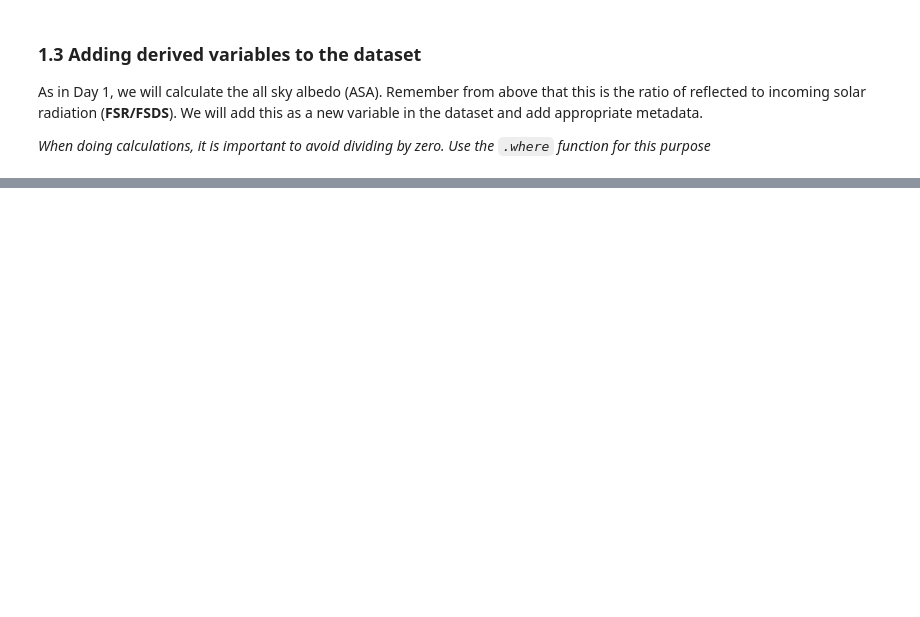
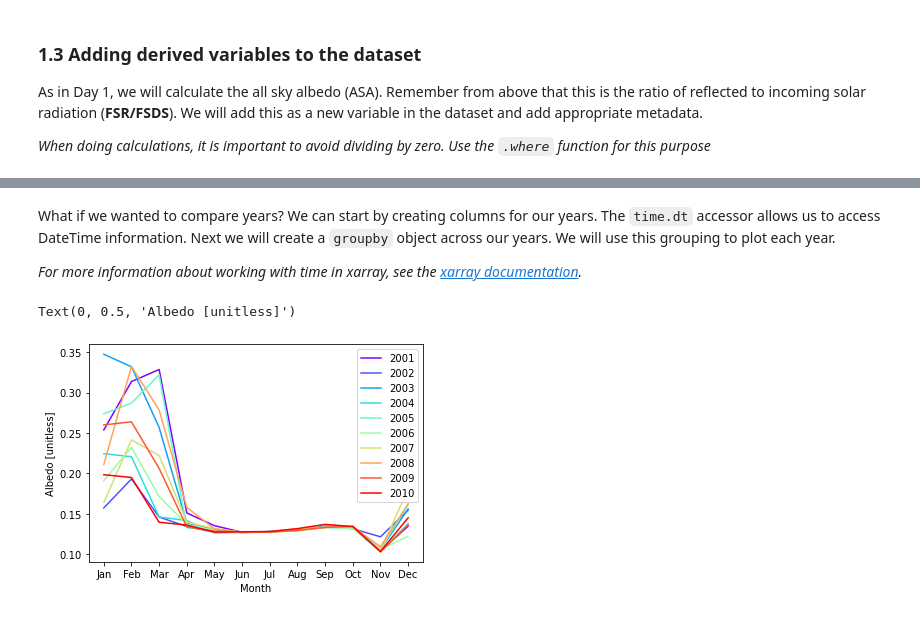
Before and after one commit to NCAR/CTSM-Tutorial, a Jupyter notebook: notebooks/Day2b_SinglePointVisualization.ipynb, the cells around one changed output, grey strips where cells are left out. Saved outputs shown, nothing was run; the diff lists cells and outputs as text; code cells hidden in the pictures; blank space fills up the shorter version.

```diff
--- a/notebooks/Day2b_SinglePointVisualization.ipynb
+++ b/notebooks/Day2b_SinglePointVisualization.ipynb
@@ -412,0 +336,24 @@ If you have extra time & energy, try running through this notebook with other va
+# %% [markdown]
+What if we wanted to compare years? We can start by creating columns for our years. The `time.dt` accessor allows us to access DateTime information. Next we will create a `groupby` object across our years. We will use this grouping to plot each year.
+
+*For more information about working with time in xarray, see the [xarray documentation](https://xarray.pydata.org/en/v0.11.0/time-series.html).*
+# %%
+# create month and year columns
+ds["year"] = ds.time.dt.year
+ds["month_name"] = ds.time.dt.strftime("%b")
+
+# group by year
+groups = ds.groupby("year")
+
+# plot each year
+colors = plt.cm.rainbow(np.linspace(0, 1, 10))
+for count, group in enumerate(groups):
+    year = group[0]
+    df = group[1]
+    plt.plot(df.month_name, df.ASA, label=year, color=colors[count])
+plt.legend(loc='upper right')
+plt.xlabel("Month")
+plt.ylabel("Albedo [unitless]")
+# %% [output]
+Text(0, 0.5, 'Albedo [unitless]')
+[figure, added]
```
Also changed, not shown: parts of 91 cells of this notebook.
